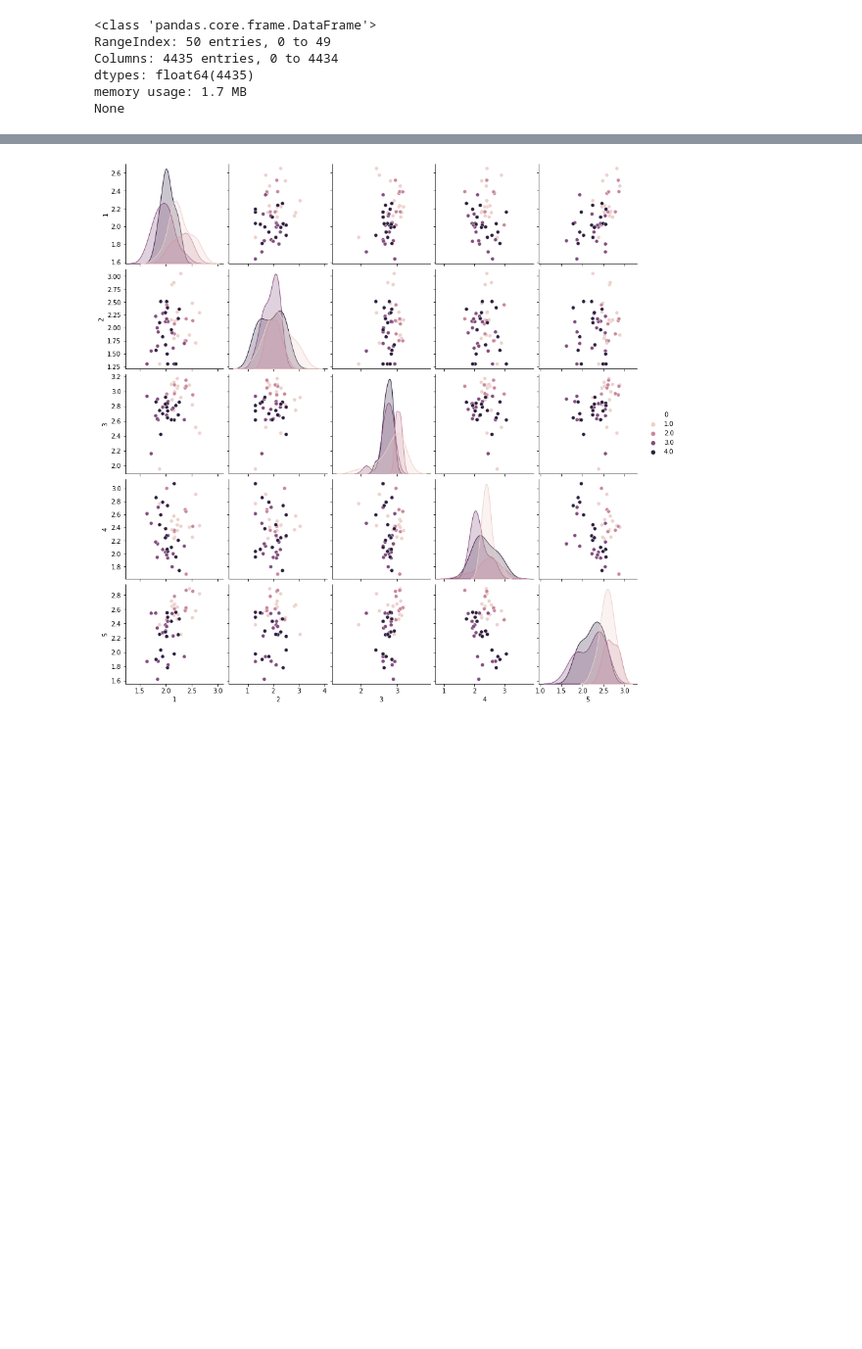
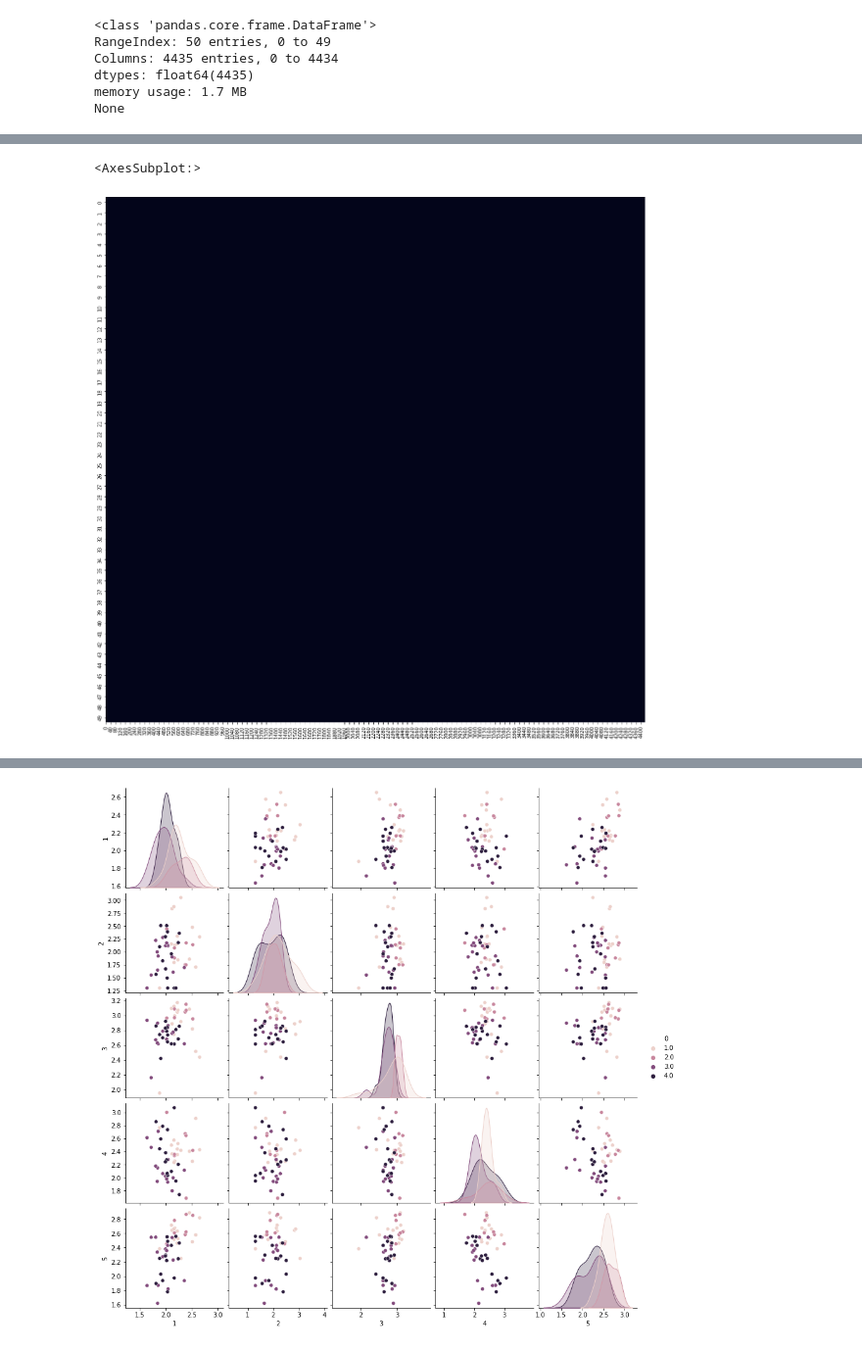
Before and after one commit to adrian-ramirezc/ml-TumorClassification, a Jupyter notebook: TumorClassification.ipynb, the cells around one changed output, grey strips where cells are left out. Shown at 98% size. Saved outputs shown, nothing was run; the diff lists cells and outputs as text; code cells hidden in the pictures; blank space fills up the shorter version.

```diff
--- a/TumorClassification.ipynb
+++ b/TumorClassification.ipynb
@@ -79 +91,12 @@ df[0][0]
+# %%
+import seaborn as sns
+import matplotlib.pyplot as plt
+# Show missing values
+plt.figure(figsize=(20,20))
+sns.heatmap(df.isna(), cbar = False, vmin = 0, vmax = 1)
+
+# No missing values
+# %% [output]
+<AxesSubplot:>
+[figure, added]
 # %%
```
Also changed, not shown: parts of 11 cells of this notebook.
